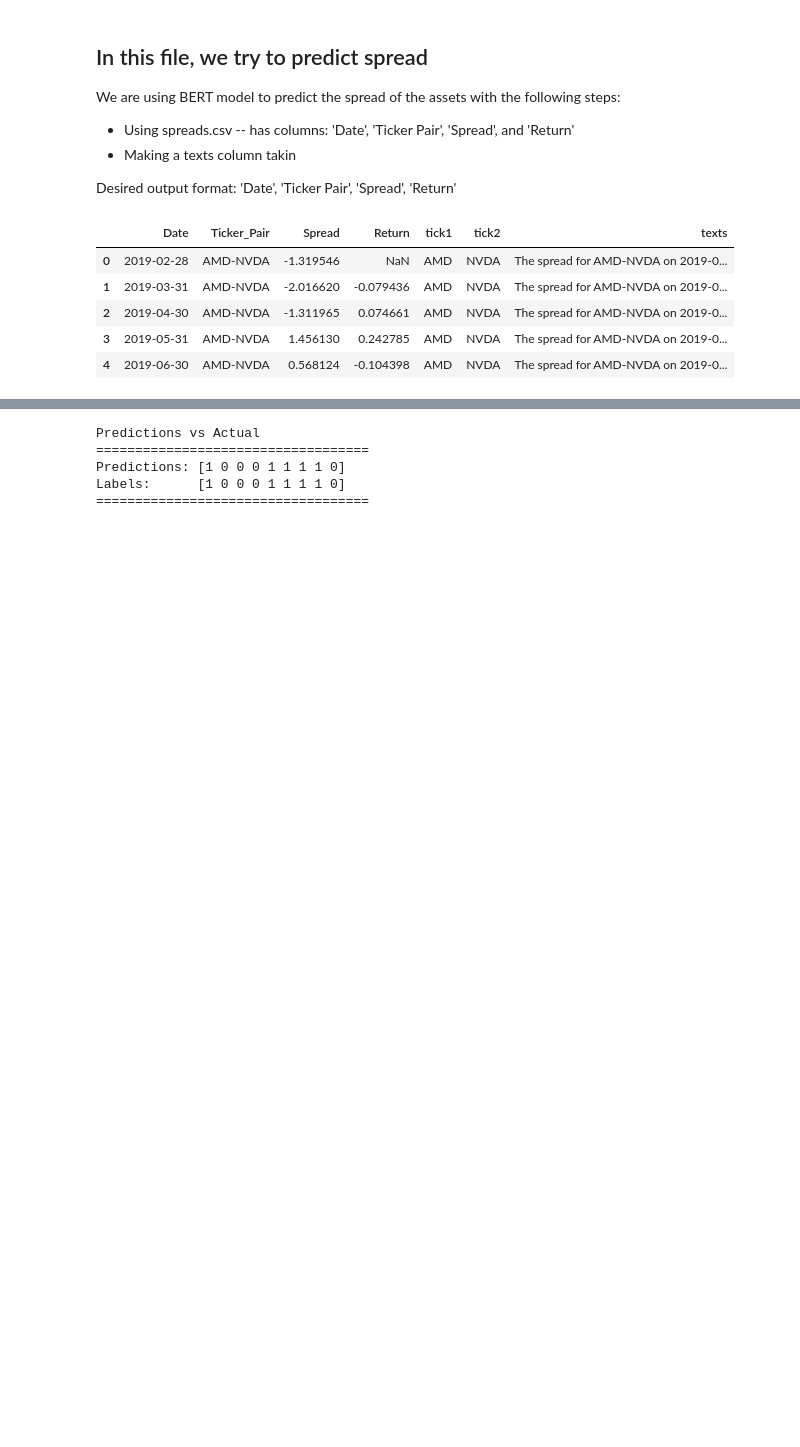
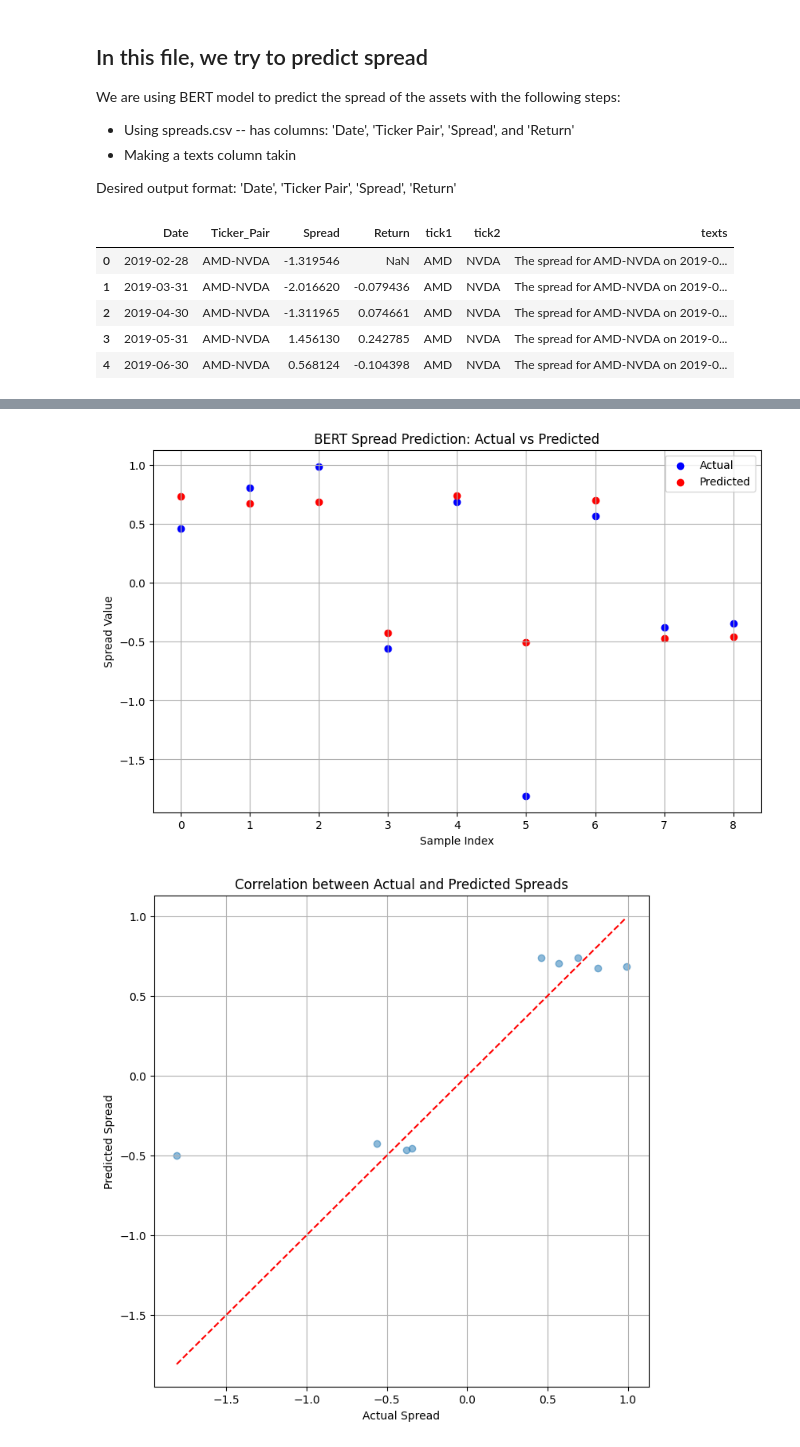
Before and after one commit to chackett24/CHRONO_pairs, a Jupyter notebook: bert.ipynb, the cells around one changed output, grey strips where cells are left out. Drawn from its saved outputs; the diff is of its cells as text; code cells hidden in the pictures; blank space fills up the shorter version.

```diff
--- a/bert.ipynb
+++ b/bert.ipynb
@@ -179,13 +189,28 @@ R^2 Score: 1.0
 # %%
-# I want to compare the predictions with the actual data
-print("Predictions vs Actual")
-print("===================================")
-print(f"Predictions: {all_preds[:10]}")
-print(f"Labels:      {all_spreads[:10]}")
-print("===================================")
+# Visualize predictions vs actual values
+import matplotlib.pyplot as plt
+
+plt.figure(figsize=(10, 6))
+# Plot sample of predictions (first 100 points)
+sample_size = min(100, len(all_preds))
+plt.scatter(range(sample_size), all_spreads[:sample_size], color='blue', label='Actual')
+plt.scatter(range(sample_size), all_preds[:sample_size], color='red', label='Predicted')
+plt.title('BERT Spread Prediction: Actual vs Predicted')
+plt.xlabel('Sample Index')
+plt.ylabel('Spread Value')
+plt.legend()
+plt.grid(True)
+plt.show()
+
+# Plot correlation
+plt.figure(figsize=(8, 8))
+plt.scatter(all_spreads, all_preds, alpha=0.5)
+plt.plot([min(all_spreads), max(all_spreads)], [min(all_spreads), max(all_spreads)], 'r--')
+plt.xlabel('Actual Spread')
+plt.ylabel('Predicted Spread')
+plt.title('Correlation between Actual and Predicted Spreads')
+plt.grid(True)
+plt.show()
 # %% [output]
-Predictions vs Actual
-===================================
-Predictions: [1 0 0 0 1 1 1 1 0]
-Labels:      [1 0 0 0 1 1 1 1 0]
-===================================
+[figure, added]
+[figure, added]
```
Also changed, not shown: parts of 3 cells of this notebook.
